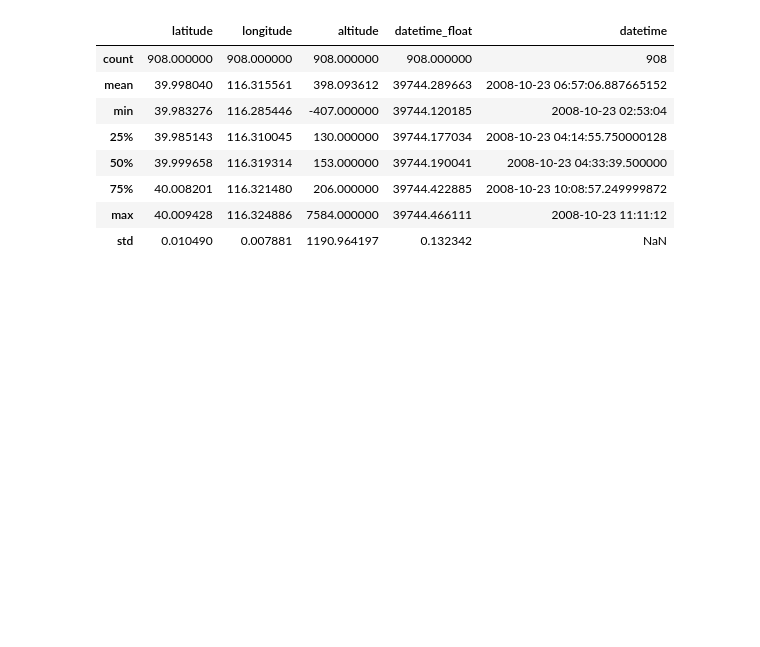
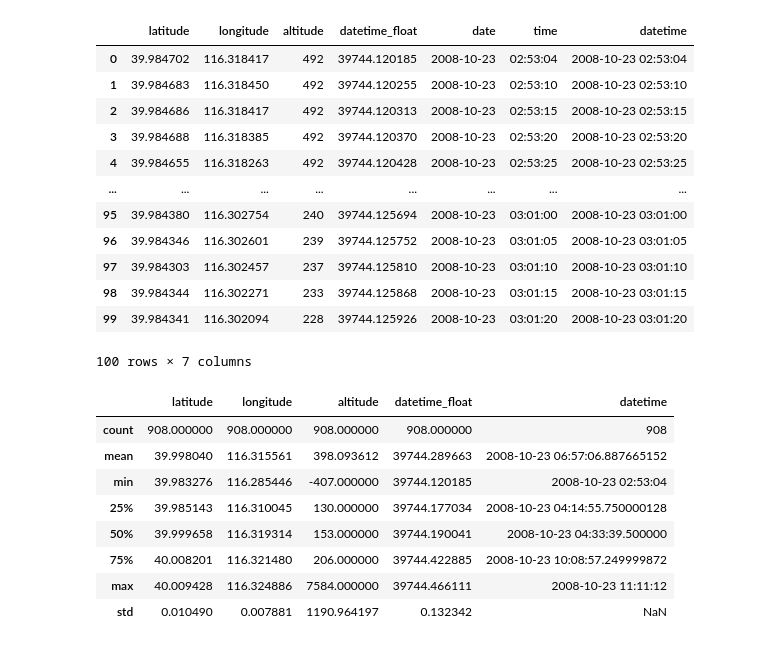
Before and after one commit to NguyenVu04/track-nest, a Jupyter notebook: service/location-tracking-service/notebook/develop.ipynb, the cells around one changed output. Drawn from its saved outputs; the diff is of its cells as text; code cells hidden in the pictures; blank space fills up the shorter version.

```diff
--- a/service/location-tracking-service/notebook/develop.ipynb
+++ b/service/location-tracking-service/notebook/develop.ipynb
@@ -20,6 +28,22 @@ df = df.drop(columns=["unused"])
 
 # Optionally: Combine date and time into a single datetime column
 df["datetime"] = pd.to_datetime(df["date"] + " " + df["time"])
+# %%
+df.head(n=100)
+# %% [output]
+|  | latitude | longitude | altitude | datetime_float | date | time | datetime |
+| 0 | 39.984702 | 116.318417 | 492 | 39744.120185 | 2008-10-23 | 02:53:04 | 2008-10-23 02:53:04 |
+| 1 | 39.984683 | 116.318450 | 492 | 39744.120255 | 2008-10-23 | 02:53:10 | 2008-10-23 02:53:10 |
+| 2 | 39.984686 | 116.318417 | 492 | 39744.120313 | 2008-10-23 | 02:53:15 | 2008-10-23 02:53:15 |
+| 3 | 39.984688 | 116.318385 | 492 | 39744.120370 | 2008-10-23 | 02:53:20 | 2008-10-23 02:53:20 |
+| 4 | 39.984655 | 116.318263 | 492 | 39744.120428 | 2008-10-23 | 02:53:25 | 2008-10-23 02:53:25 |
+| ... | ... | ... | ... | ... | ... | ... | ... |
+| 95 | 39.984380 | 116.302754 | 240 | 39744.125694 | 2008-10-23 | 03:01:00 | 2008-10-23 03:01:00 |
+| 96 | 39.984346 | 116.302601 | 239 | 39744.125752 | 2008-10-23 | 03:01:05 | 2008-10-23 03:01:05 |
+| 97 | 39.984303 | 116.302457 | 237 | 39744.125810 | 2008-10-23 | 03:01:10 | 2008-10-23 03:01:10 |
+| 98 | 39.984344 | 116.302271 | 233 | 39744.125868 | 2008-10-23 | 03:01:15 | 2008-10-23 03:01:15 |
+| 99 | 39.984341 | 116.302094 | 228 | 39744.125926 | 2008-10-23 | 03:01:20 | 2008-10-23 03:01:20 |
+100 rows × 7 columns
 # %%
 df.describe()
 # %% [output]
```
Also changed, not shown: parts of 6 cells of this notebook, 2 other files.
